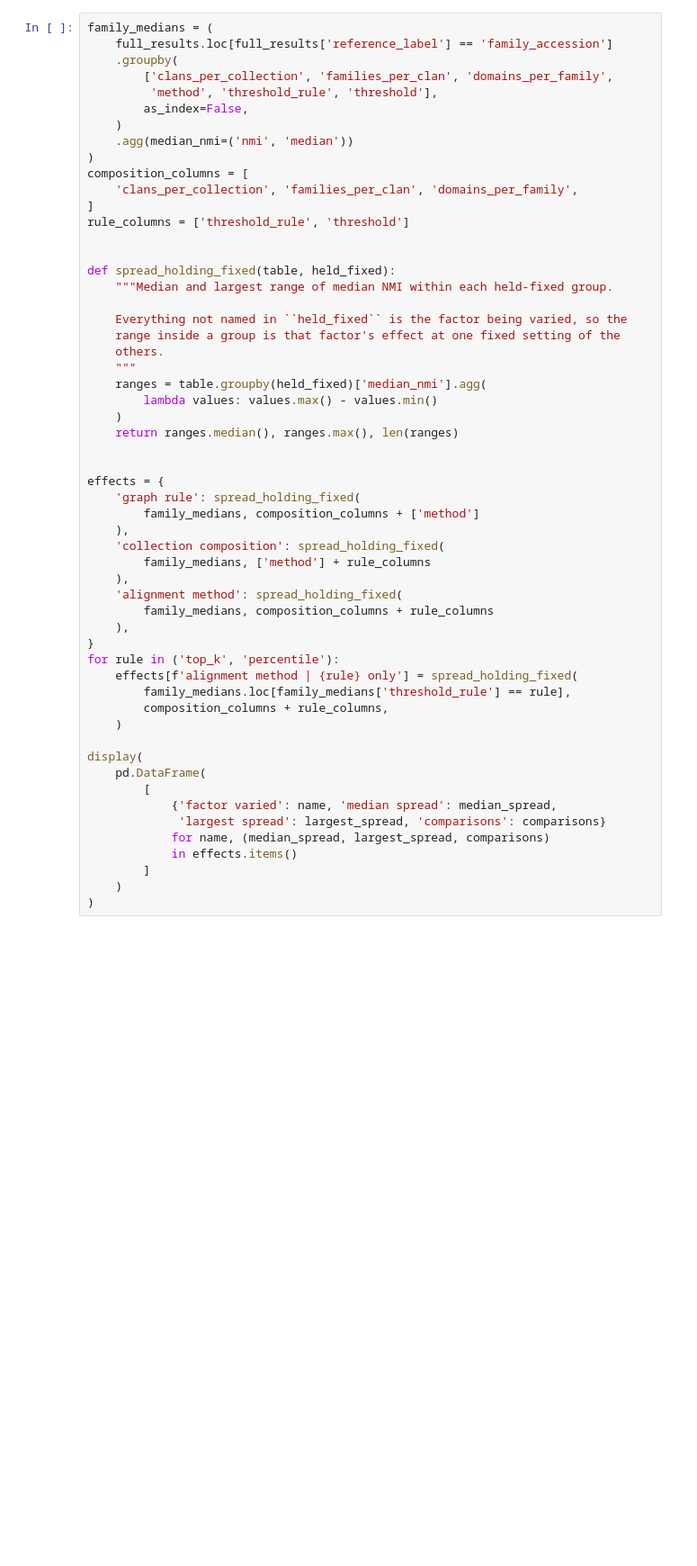
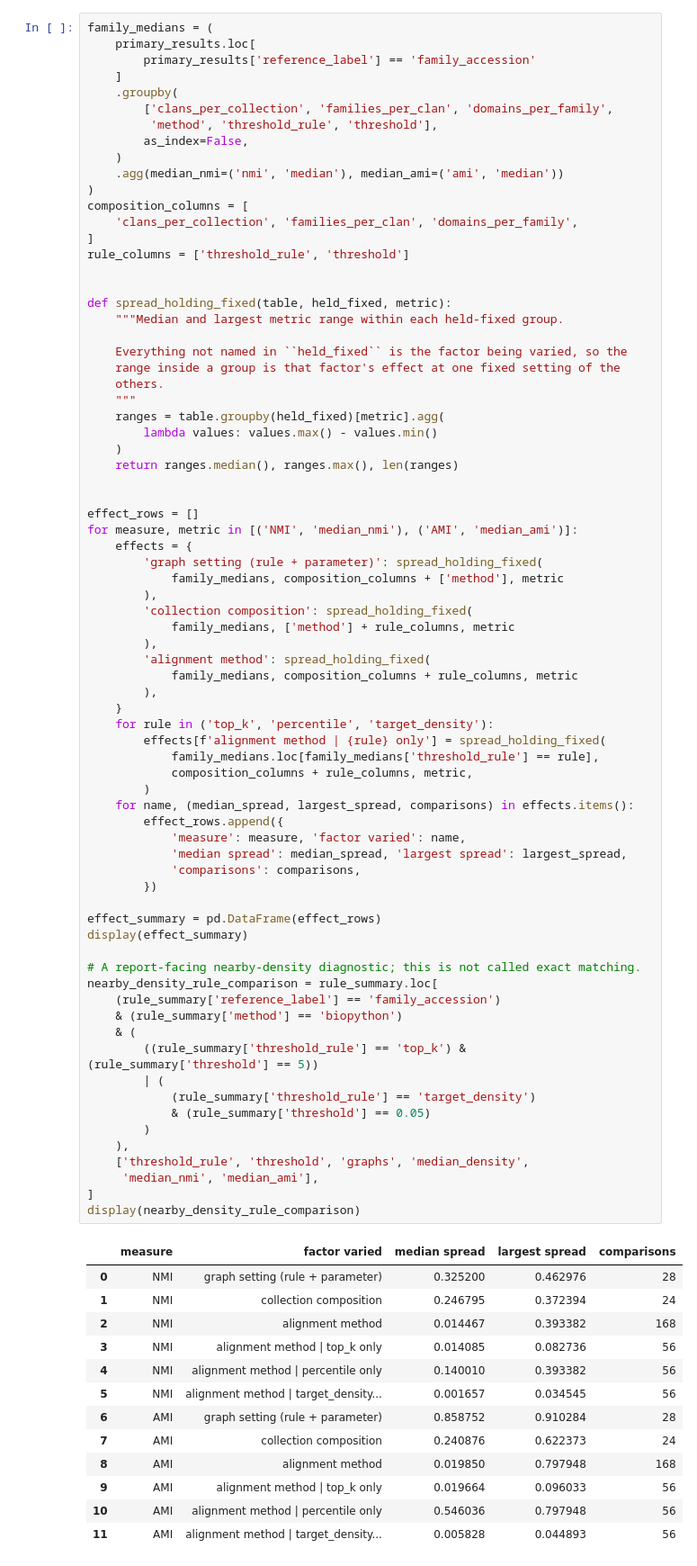
Before and after one commit to davinhpqiu/protein-alignment-networks, a Jupyter notebook: notebooks/03_large_scale_graph_exploration.ipynb, the cells around one changed output. Shown at 90% size. Saved outputs shown, nothing was run; the diff lists cells and outputs as text; blank space fills up the shorter version.

```diff
--- a/notebooks/03_large_scale_graph_exploration.ipynb
+++ b/notebooks/03_large_scale_graph_exploration.ipynb
@@ -748,56 +1267,88 @@ For this project's purposes the two exact alignment methods are close to interch
 # %%
 family_medians = (
-    full_results.loc[full_results['reference_label'] == 'family_accession']
+    primary_results.loc[
+        primary_results['reference_label'] == 'family_accession'
+    ]
     .groupby(
         ['clans_per_collection', 'families_per_clan', 'domains_per_family',
          'method', 'threshold_rule', 'threshold'],
         as_index=False,
     )
-    .agg(median_nmi=('nmi', 'median'))
+    .agg(median_nmi=('nmi', 'median'), median_ami=('ami', 'median'))
 )
 composition_columns = [
     'clans_per_collection', 'families_per_clan', 'domains_per_family',
 ]
 rule_columns = ['threshold_rule', 'threshold']
 
 
-def spread_holding_fixed(table, held_fixed):
-    """Median and largest range of median NMI within each held-fixed group.
+def spread_holding_fixed(table, held_fixed, metric):
+    """Median and largest metric range within each held-fixed group.
 
     Everything not named in ``held_fixed`` is the factor being varied, so the
     range inside a group is that factor's effect at one fixed setting of the
     others.
     """
-    ranges = table.groupby(held_fixed)['median_nmi'].agg(
+    ranges = table.groupby(held_fixed)[metric].agg(
         lambda values: values.max() - values.min()
     )
     return ranges.median(), ranges.max(), len(ranges)
 
 
-effects = {
-    'graph rule': spread_holding_fixed(
-        family_medians, composition_columns + ['method']
+effect_rows = []
+for measure, metric in [('NMI', 'median_nmi'), ('AMI', 'median_ami')]:
+    effects = {
+        'graph setting (rule + parameter)': spread_holding_fixed(
+            family_medians, composition_columns + ['method'], metric
+        ),
+        'collection composition': spread_holding_fixed(
+            family_medians, ['method'] + rule_columns, metric
+        ),
+        'alignment method': spread_holding_fixed(
+            family_medians, composition_columns + rule_columns, metric
+        ),
+    }
+    for rule in ('top_k', 'percentile', 'target_density'):
+        effects[f'alignment method | {rule} only'] = spread_holding_fixed(
+            family_medians.loc[family_medians['threshold_rule'] == rule],
+            composition_columns + rule_columns, metric,
+        )
+    for name, (median_spread, largest_spread, comparisons) in effects.items():
+        effect_rows.append({
+            'measure': measure, 'factor varied': name,
+            'median spread': median_spread, 'largest spread': largest_spread,
+            'comparisons': comparisons,
+        })
+
+effect_summary = pd.DataFrame(effect_rows)
+display(effect_summary)
+
+# A report-facing nearby-density diagnostic; this is not called exact matching.
+nearby_density_rule_comparison = rule_summary.loc[
+    (rule_summary['reference_label'] == 'family_accession')
+    & (rule_summary['method'] == 'biopython')
+    & (
+        ((rule_summary['threshold_rule'] == 'top_k') & (rule_summary['threshold'] == 5))
+        | (
+            (rule_summary['threshold_rule'] == 'target_density')
+            & (rule_summary['threshold'] == 0.05)
+        )
     ),
-    'collection composition': spread_holding_fixed(
-        family_medians, ['method'] + rule_columns
-    ),
-    'alignment method': spread_holding_fixed(
-        family_medians, composition_columns + rule_columns
-    ),
-}
-for rule in ('top_k', 'percentile'):
-    effects[f'alignment method | {rule} only'] = spread_holding_fixed(
-        family_medians.loc[family_medians['threshold_rule'] == rule],
-        composition_columns + rule_columns,
-    )
-
-display(
-    pd.DataFrame(
-        [
-            {'factor varied': name, 'median spread': median_spread,
-             'largest spread': largest_spread, 'comparisons': comparisons}
-            for name, (median_spread, largest_spread, comparisons)
-            in effects.items()
-        ]
-    )
-)
+    ['threshold_rule', 'threshold', 'graphs', 'median_density',
+     'median_nmi', 'median_ami'],
+]
+display(nearby_density_rule_comparison)
+# %% [output]
+|  | measure | factor varied | median spread | largest spread | comparisons |
+| 0 | NMI | graph setting (rule + parameter) | 0.325200 | 0.462976 | 28 |
+| 1 | NMI | collection composition | 0.246795 | 0.372394 | 24 |
+| 2 | NMI | alignment method | 0.014467 | 0.393382 | 168 |
+| 3 | NMI | alignment method | top_k only | 0.014085 | 0.082736 | 56 |
+| 4 | NMI | alignment method | percentile only | 0.140010 | 0.393382 | 56 |
+| 5 | NMI | alignment method | target_density... | 0.001657 | 0.034545 | 56 |
+| 6 | AMI | graph setting (rule + parameter) | 0.858752 | 0.910284 | 28 |
+| 7 | AMI | collection composition | 0.240876 | 0.622373 | 24 |
+| 8 | AMI | alignment method | 0.019850 | 0.797948 | 168 |
+| 9 | AMI | alignment method | top_k only | 0.019664 | 0.096033 | 56 |
+| 10 | AMI | alignment method | percentile only | 0.546036 | 0.797948 | 56 |
+| 11 | AMI | alignment method | target_density... | 0.005828 | 0.044893 | 56 |
```
Also changed, not shown: parts of 44 cells of this notebook, 40 other files.
